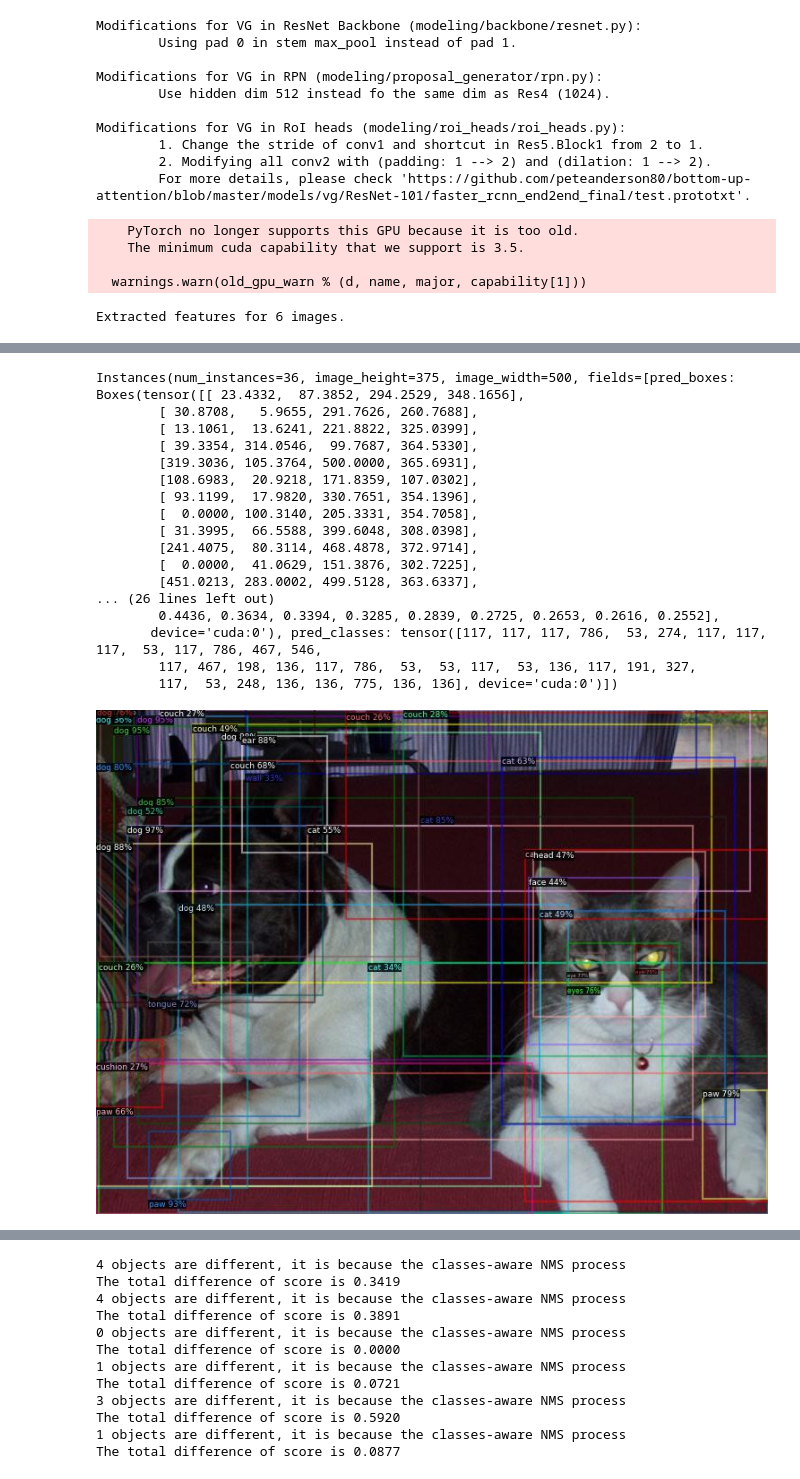
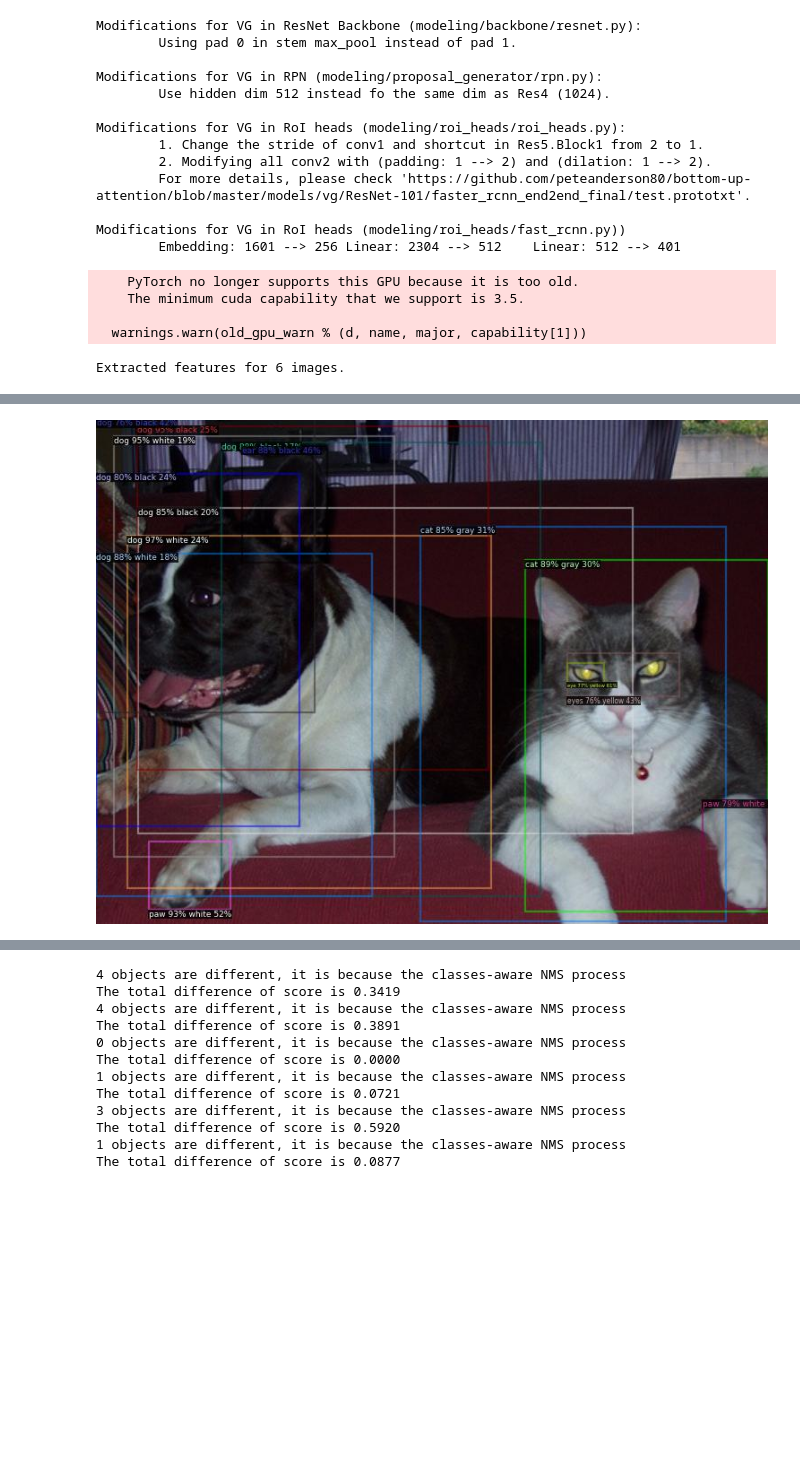
Before and after one commit to furkanbiten/bottomup_topdown_features, a Jupyter notebook: demo_batchwise_feature_extraction.ipynb, the cells around one changed output, grey strips where cells are left out. Saved outputs shown, nothing was run; the diff lists cells and outputs as text; code cells hidden in the pictures; blank space fills up the shorter version.

```diff
--- a/demo_batchwise_feature_extraction.ipynb
+++ b/demo_batchwise_feature_extraction.ipynb
@@ -25,22 +36,29 @@ def showarray(a, fmt='jpeg'):
     display(Image(data=f.getvalue()))
 # %%
 # Load VG Classes
-data_path = 'demo/data/genome/1600-400-20'
+data_path = 'data/genome/1600-400-20'
 
 vg_classes = []
 with open(os.path.join(data_path, 'objects_vocab.txt')) as f:
     for object in f.readlines():
         vg_classes.append(object.split(',')[0].lower().strip())
 
+
+vg_attrs = []
+with open(os.path.join(data_path, 'attributes_vocab.txt')) as f:
+    for object in f.readlines():
+        vg_attrs.append(object.split(',')[0].lower().strip())
+
+MetadataCatalog.get("vg").attr_classes = vg_attrs
 MetadataCatalog.get("vg").thing_classes = vg_classes
 # %%
 cfg = get_cfg()
-add_detectron2_diff_config(cfg)
-cfg.merge_from_file("./configs/VG-Detection/faster_rcnn_R_101_C4_caffemaxpool.yaml")
+add_detectron2_diff_config_att(cfg)
+cfg.merge_from_file("./configs/VG-Detection/faster_rcnn_R_101_C4_attr_caffemaxpool.yaml")
 cfg.MODEL.RPN.POST_NMS_TOPK_TEST = 300
 cfg.MODEL.ROI_HEADS.NMS_THRESH_TEST = 0.6
 cfg.MODEL.ROI_HEADS.SCORE_THRESH_TEST = 0.2
-cfg.MODEL.WEIGHTS = "./model/faster_rcnn_from_caffe.pkl"
+cfg.MODEL.WEIGHTS = "./model/faster_rcnn_from_caffe_attr.pkl"
 predictor = DefaultPredictor(cfg)
 # %% [output]
 Modifications for VG in ResNet Backbone (modeling/backbone/resnet.py):
@@ -53,6 +71,9 @@ Modifications for VG in RoI heads (modeling/roi_heads/roi_heads.py):
         1. Change the stride of conv1 and shortcut in Res5.Block1 from 2 to 1.
         2. Modifying all conv2 with (padding: 1 --> 2) and (dilation: 1 --> 2).
         For more details, please check 'https://github.com/peteanderson80/bottom-up-attention/blob/master/models/vg/ResNet-101/faster_rcnn_end2end_final/test.prototxt'.
+
+Modifications for VG in RoI heads (modeling/roi_heads/fast_rcnn.py))
+        Embedding: 1601 --> 256 Linear: 2304 --> 512    Linear: 512 --> 401
     PyTorch no longer supports this GPU because it is too old.
     The minimum cuda capability that we support is 3.5.
 
@@ -95,15 +116,16 @@ def doit(raw_images):
         feature_pooled = box_features.mean(dim=[2, 3])  # (sum_proposals, 2048), pooled to 1x1
 
         # Predict classes and boxes for each proposal.
-        pred_class_logits, pred_proposal_deltas = predictor.model.roi_heads.box_predictor(feature_pooled)
+        pred_class_logits, pred_attr_logits, pred_proposal_deltas = predictor.model.roi_heads.box_predictor(feature_pooled)
         rcnn_outputs = FastRCNNOutputs(
-            predictor.model.roi_heads.box_predictor.box2box_transform,
-            pred_class_logits,
-            pred_proposal_deltas,
-            proposals,
-            predictor.model.roi_heads.box_predictor.smooth_l1_beta,
-        )
-
+                predictor.model.roi_heads.box2box_transform,
+                pred_class_logits,
+                pred_proposal_deltas,
+                proposals,
+                predictor.model.roi_heads.smooth_l1_beta,
+            )
+        attr_prob = pred_attr_logits[..., :-1].softmax(-1)
+        max_attr_prob, max_attr_label = attr_prob.max(-1)
         # Fixed-number NMS
         instances_list, ids_list = [], []
         probs_list = rcnn_outputs.predict_probs()
@@ -121,7 +143,17 @@ def doit(raw_images):
 #         instances_list, ids_list = rcnn_outputs.inference(
 #             score_thresh=0.2, nms_thresh=0.6, topk_per_image=36
 #         )
-
+        max_attr_prob = max_attr_prob.split(rcnn_outputs.num_preds_per_image)
+        max_attr_label = max_attr_label.split(rcnn_outputs.num_preds_per_image)
+        box_features = box_features.split(rcnn_outputs.num_preds_per_image, dim=0)
+        for ix, ids in enumerate(ids_list):
+            # roi_features_list.append(features_list[ix][ids].detach())
+            instances_list[ix].attr_scores = max_attr_prob[ix][ids].detach()
+            instances_list[ix].attr_classes = max_attr_label[ix][ids].detach()
+            # Pooled features
+#             instances_list[ix].roi_features = box_features[ix][ids].mean(dim=[2, 3]).detach()
+            # Non-pooled features: 14x14x2048
+            # instances_list[ix].roi_features = box_features[ix][ids].detach()
         # Post processing for features
         features_list = feature_pooled.split(rcnn_outputs.num_preds_per_image) # (sum_proposals, 2048) --> [(p1, 2048), (p2, 2048), ..., (pn, 2048)]
         roi_features_list = []
@@ -130,14 +162,11 @@ def doit(raw_images):
 
         # Post processing for bounding boxes (rescale to raw_image)
         raw_instances_list = []
-        for instances, input_per_image, image_size in zip(
-                instances_list, inputs, images.image_sizes
-            ):
+        for instances, input_per_image, image_size in zip(instances_list, inputs, images.image_sizes):
                 height = input_per_image.get("height", image_size[0])
                 width = input_per_image.get("width", image_size[1])
                 raw_instances = detector_postprocess(instances, height, width)
                 raw_instances_list.append(raw_instances)
-
         return raw_instances_list, roi_features_list
 
 torch.cuda.empty_cache()
@@ -151,6 +180,6 @@ for instances, im in zip(instances_list, ims):
 #     print(instances)
     pred = instances.to('cpu')
     v = Visualizer(im[:, :, :], MetadataCatalog.get("vg"), scale=1.5)
-    v = v.draw_instance_predictions(pred)
+    v = v.draw_instance_predictions(pred[:15])
     showarray(v.get_image()[:, :, ::-1])
 # %% [output]
@@ -193,18 +188 @@ Instances(num_instances=36, image_height=375, image_width=500, fields=[pred_boxe
-Instances(num_instances=36, image_height=375, image_width=500, fields=[pred_boxes: Boxes(tensor([[ 23.4332,  87.3852, 294.2529, 348.1656],
-        [ 30.8708,   5.9655, 291.7626, 260.7688],
-        [ 13.1061,  13.6241, 221.8822, 325.0399],
-        [ 39.3354, 314.0546,  99.7687, 364.5330],
-        [319.3036, 105.3764, 500.0000, 365.6931],
-        [108.6983,  20.9218, 171.8359, 107.0302],
-        [ 93.1199,  17.9820, 330.7651, 354.1396],
-        [  0.0000, 100.3140, 205.3331, 354.7058],
-        [ 31.3995,  66.5588, 399.6048, 308.0398],
-        [241.4075,  80.3114, 468.4878, 372.9714],
-        [  0.0000,  41.0629, 151.3876, 302.7225],
-        [451.0213, 283.0002, 499.5128, 363.6337],
-... (26 lines left out)
-        0.4436, 0.3634, 0.3394, 0.3285, 0.2839, 0.2725, 0.2653, 0.2616, 0.2552],
-       device='cuda:0'), pred_classes: tensor([117, 117, 117, 786,  53, 274, 117, 117, 117,  53, 117, 786, 467, 546,
-        117, 467, 198, 136, 117, 786,  53,  53, 117,  53, 136, 117, 191, 327,
-        117,  53, 248, 136, 136, 775, 136, 136], device='cuda:0')])
-[figure, old version]
+[figure, new version]
```
Also changed, not shown: parts of 8 cells of this notebook.
